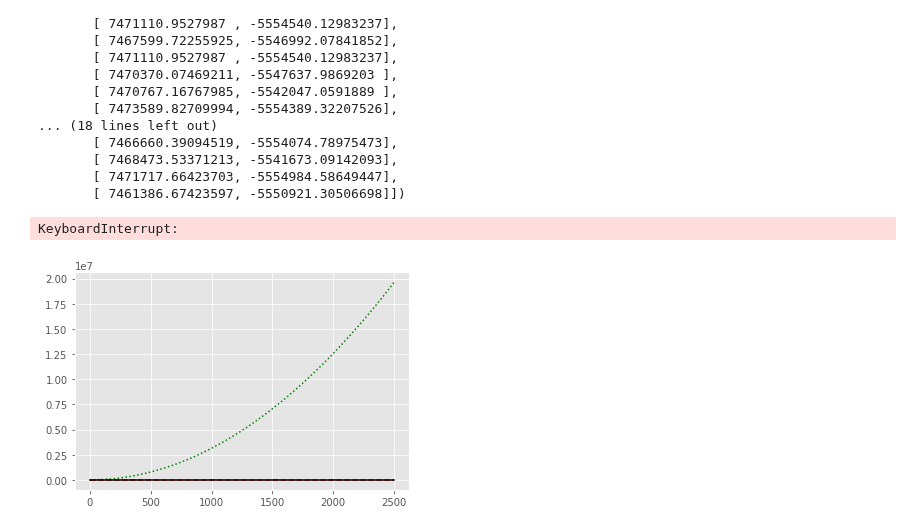
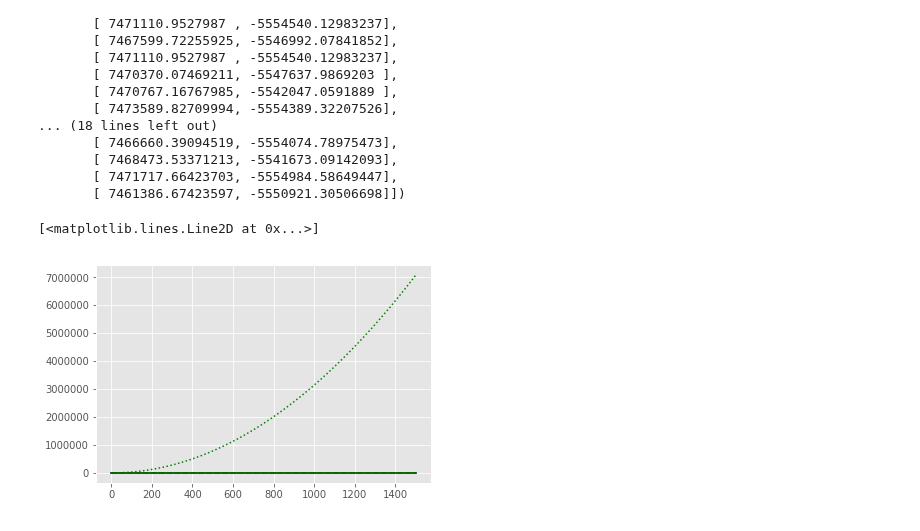
Before and after one commit to CityBlender/data-analysis, a Jupyter notebook: 02_Notebooks/Jays/Cluster.ipynb, the cells around one changed output. Cells and saved outputs as stored; diff of their text form; code cells hidden in the pictures.

```diff
--- a/02_Notebooks/Jays/Cluster.ipynb
+++ b/02_Notebooks/Jays/Cluster.ipynb
@@ -257,21 +257,21 @@ array([[ 7474597.02883582, -5553750.68610497],
        [ 7461386.67423597, -5550921.30506698]])
 # %%
 #now to plot and have a look
-r = np.linspace(0, 2500, 50)
+r = np.linspace(0, 1500, 100)
 plt.plot(r, Kest.poisson(r), color='green', ls=':', label=r'$K_{pois}$')
-plt.plot(r, Kest(data=locsAsArray, radii=r, mode='none'), color='red', ls='--',
+plt.plot(r, Kest(data=regLocsAsArray, radii=r, mode='none'), color='red', ls='--',
          label=r'$K_{un}$')
-plt.plot(r, Kest(data=locsAsArray, radii=r, mode='translation'), color='black',
+plt.plot(r, Kest(data=regLocsAsArray, radii=r, mode='translation'), color='black',
          label=r'$K_{trans}$')
-plt.plot(r, Kest(data=locsAsArray, radii=r, mode='ohser'), color='blue', ls='-.',
+plt.plot(r, Kest(data=regLocsAsArray, radii=r, mode='ohser'), color='blue', ls='-.',
          label=r'$K_{ohser}$')
-plt.plot(r, Kest(data=locsAsArray, radii=r, mode='var-width'), color='green',
+plt.plot(r, Kest(data=regLocsAsArray, radii=r, mode='var-width'), color='green',
          label=r'$K_{var-width}$')
-plt.plot(r, Kest(data=locsAsArray, radii=r, mode='ripley'), color='yellow',
+plt.plot(r, Kest(data=regLocsAsArray, radii=r, mode='ripley'), color='yellow',
          label=r'$K_{ripley}$')
 # %% [output]
-KeyboardInterrupt:
+[<matplotlib.lines.Line2D at 0x...>]
-[figure, old version]
+[figure, new version]
 # %%
 #try out a dbscan of all reggae
 #create new dbscan cluster object
```
